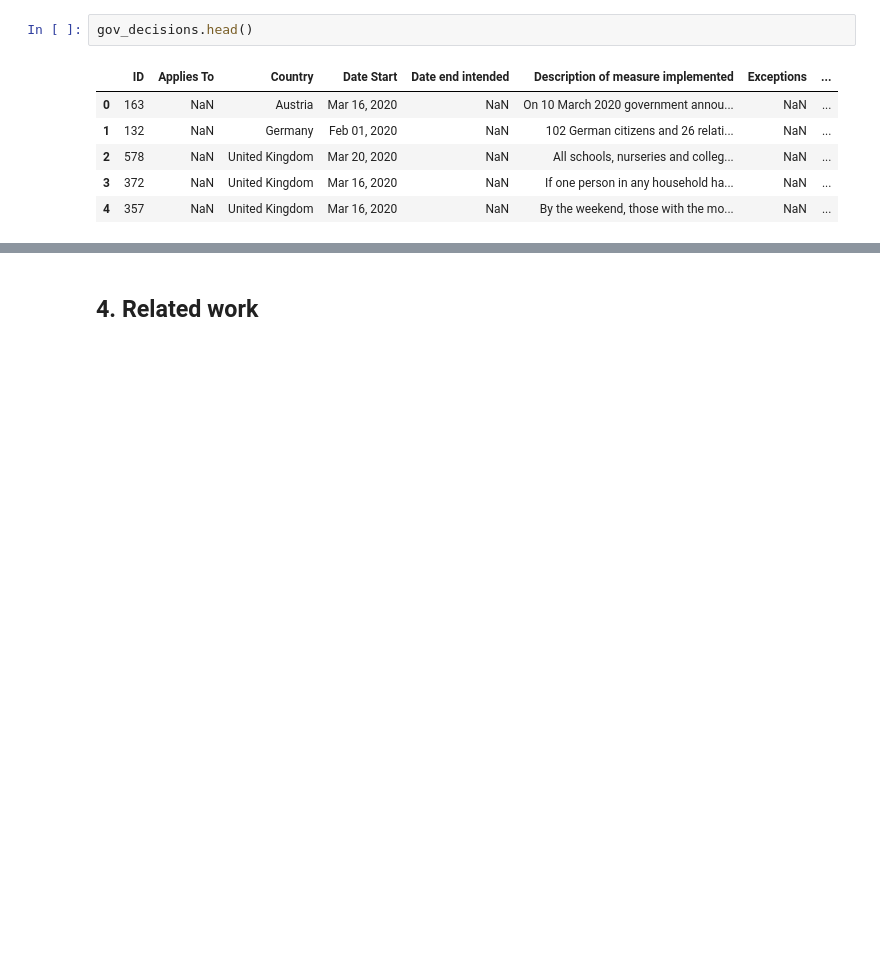
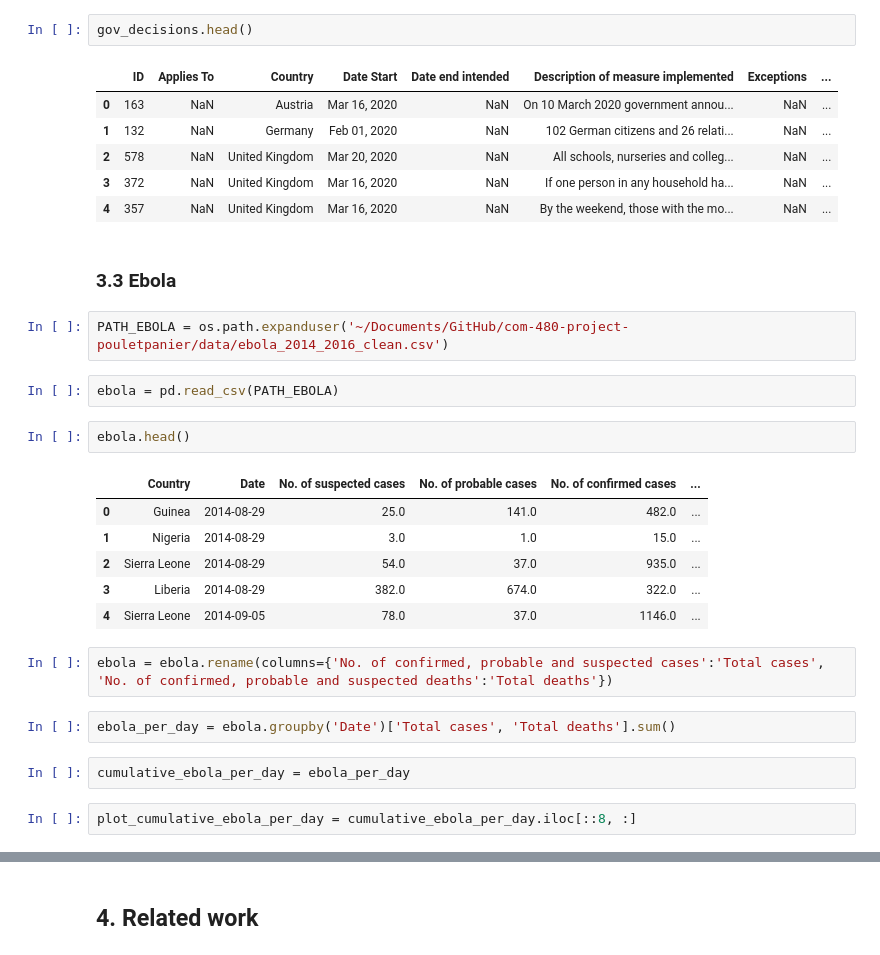
Before and after one commit to com-480-data-visualization/com-480-project-pouletpanier, a Jupyter notebook: Milestone 1.ipynb, the cells around one changed output, grey strips where cells are left out. Drawn from its saved outputs; the diff is of its cells as text; blank space fills up the shorter version.

```diff
--- a/Milestone 1.ipynb
+++ b/Milestone 1.ipynb
@@ -137,3 +148,26 @@ gov_decisions.head()
 | 2 | 578 | NaN | United Kingdom | Mar 20, 2020 | NaN | All schools, nurseries and colleg... | NaN | ... |
 | 3 | 372 | NaN | United Kingdom | Mar 16, 2020 | NaN | If one person in any household ha... | NaN | ... |
 | 4 | 357 | NaN | United Kingdom | Mar 16, 2020 | NaN | By the weekend, those with the mo... | NaN | ... |
+# %% [markdown]
+### 3.3 Ebola
+# %%
+PATH_EBOLA = os.path.expanduser('~/Documents/GitHub/com-480-project-pouletpanier/data/ebola_2014_2016_clean.csv')
+# %%
+ebola = pd.read_csv(PATH_EBOLA)
+# %%
+ebola.head()
+# %% [output]
+|  | Country | Date | No. of suspected cases | No. of probable cases | No. of confirmed cases | ... |
+| 0 | Guinea | 2014-08-29 | 25.0 | 141.0 | 482.0 | ... |
+| 1 | Nigeria | 2014-08-29 | 3.0 | 1.0 | 15.0 | ... |
+| 2 | Sierra Leone | 2014-08-29 | 54.0 | 37.0 | 935.0 | ... |
+| 3 | Liberia | 2014-08-29 | 382.0 | 674.0 | 322.0 | ... |
+| 4 | Sierra Leone | 2014-09-05 | 78.0 | 37.0 | 1146.0 | ... |
+# %%
+ebola = ebola.rename(columns={'No. of confirmed, probable and suspected cases':'Total cases', 'No. of confirmed, probable and suspected deaths':'Total deaths'})
+# %%
+ebola_per_day = ebola.groupby('Date')['Total cases', 'Total deaths'].sum()
+# %%
+cumulative_ebola_per_day = ebola_per_day
+# %%
+plot_cumulative_ebola_per_day = cumulative_ebola_per_day.iloc[::8, :]
```
Also changed, not shown: parts of 13 cells of this notebook.
